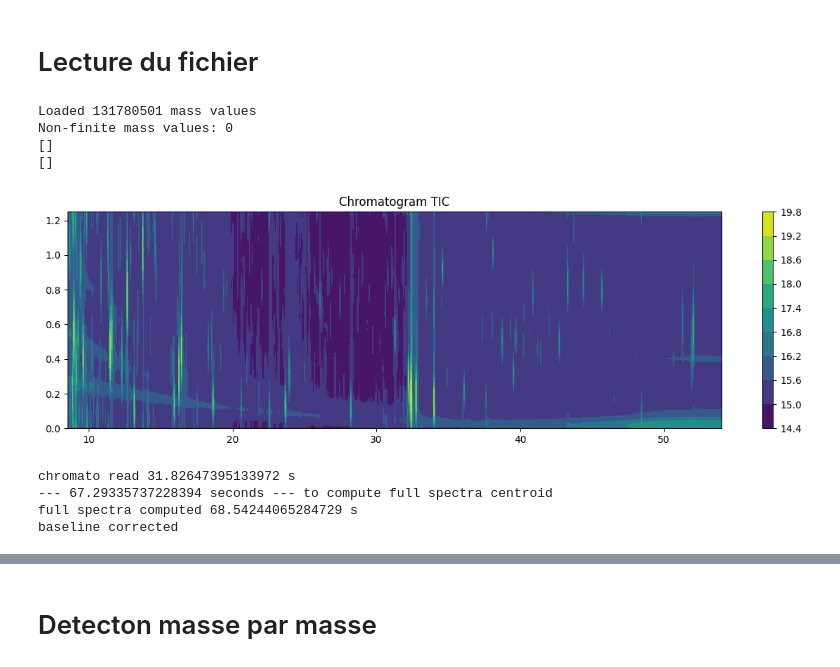
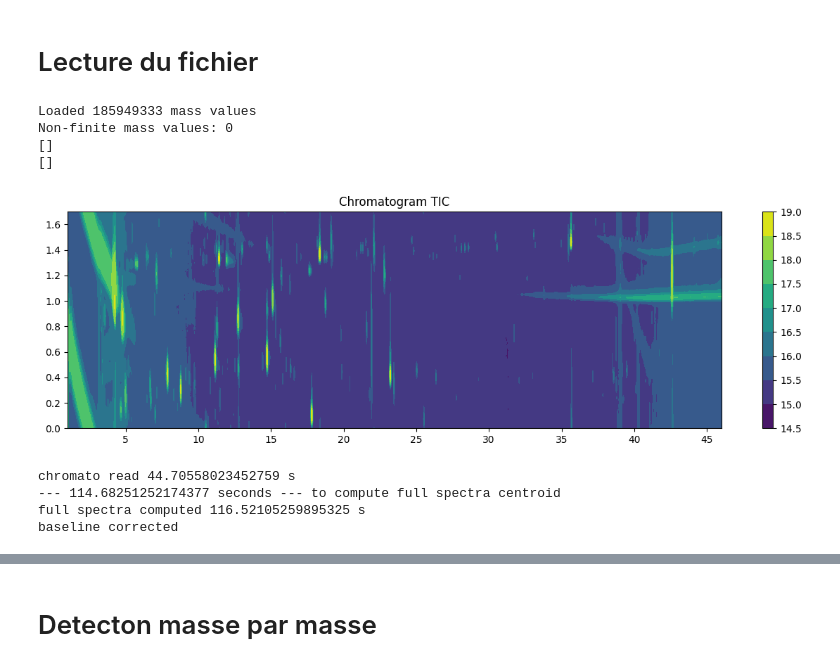
Before and after one commit to Lollith/Python-2DGC-Alignment, a Jupyter notebook: notebooks/db_scan.ipynb, the cells around one changed output, grey strips where cells are left out. Drawn from its saved outputs; the diff is of its cells as text; code cells hidden in the pictures.

```diff
--- a/notebooks/db_scan.ipynb
+++ b/notebooks/db_scan.ipynb
@@ -203,18 +24,19 @@ def visualizer2(chromato_obj, mod_time = 1.25, rt1 = None, rt2 = None, rt1_windo
 # %% [markdown]
 # Lecture du fichier
 # %%
+filename="/app/GCxGC/GCxGC/APPROCHS/001_2382_FA_J14.cdf"
+filename="D:/GCxGC/APPROCHS/001_2382_FA_J14.cdf"
 filename='D:/cdf centroid/A-F-028-817822-droite-ReCIVA.cdf'
 filename='D:/cdf centroid/H-N-027-802116-Tedlar.cdf'
 filename="D:/VOLATIL-CF_03/751316_QCd20new.cdf"
-filename="/app/GCxGC/GCxGC/APPROCHS/001_2382_FA_J14.cdf"
-chromato, time_rn, chromato_cube, sigma, mass_range=read_chromato_and_chromato_cube(filename, mod_time=1.25, pre_process=True)
+chromato, time_rn, chromato_cube, sigma, mass_range=read_chromato_and_chromato_cube(filename, mod_time=1.7, pre_process=True)
 # %% [output]
-Loaded 131780501 mass values
+Loaded 185949333 mass values
 Non-finite mass values: 0
 []
 []
-[figure, old version]
+[figure, new version]
-chromato read 31.82647395133972 s
---- 67.29335737228394 seconds --- to compute full spectra centroid
-full spectra computed 68.54244065284729 s
+chromato read 44.70558023452759 s
+--- 114.68251252174377 seconds --- to compute full spectra centroid
+full spectra computed 116.52105259895325 s
 baseline corrected
```
Also changed, not shown: parts of 41 cells of this notebook, 4 other files.
